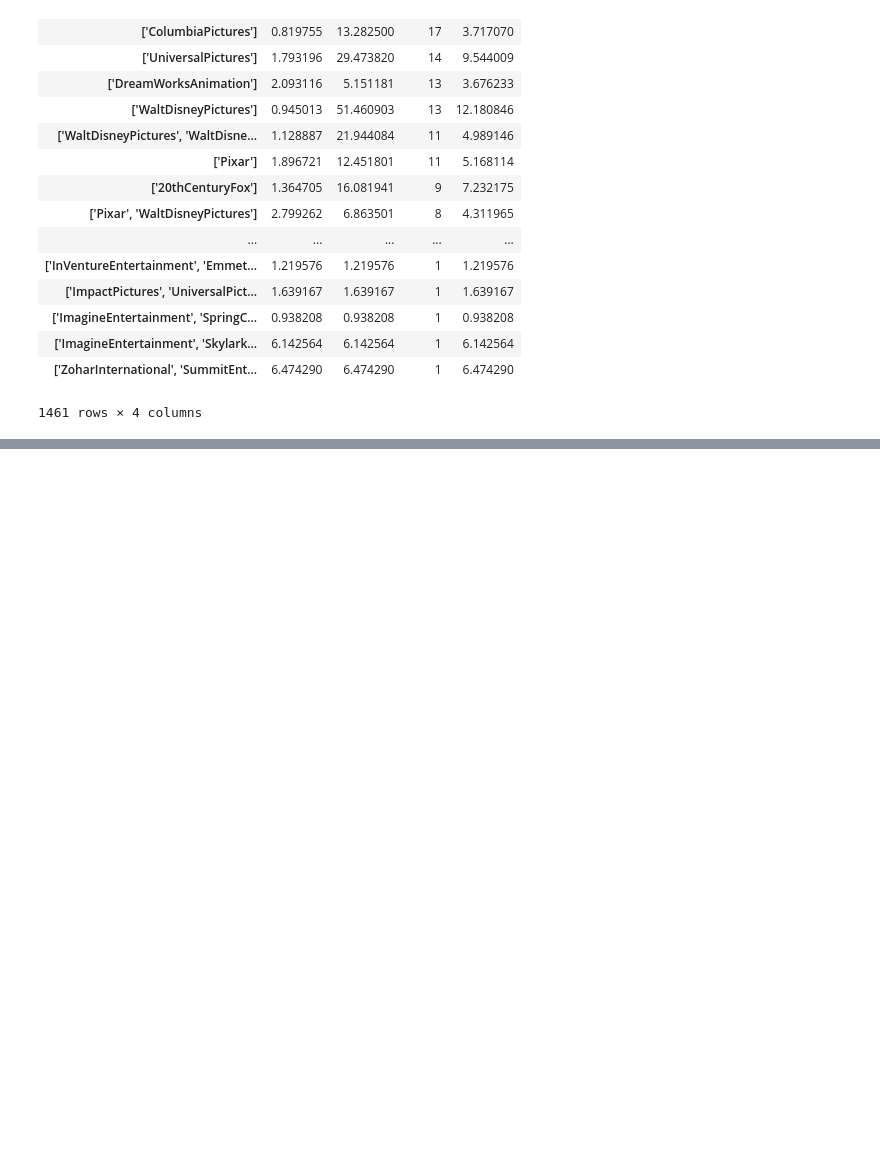
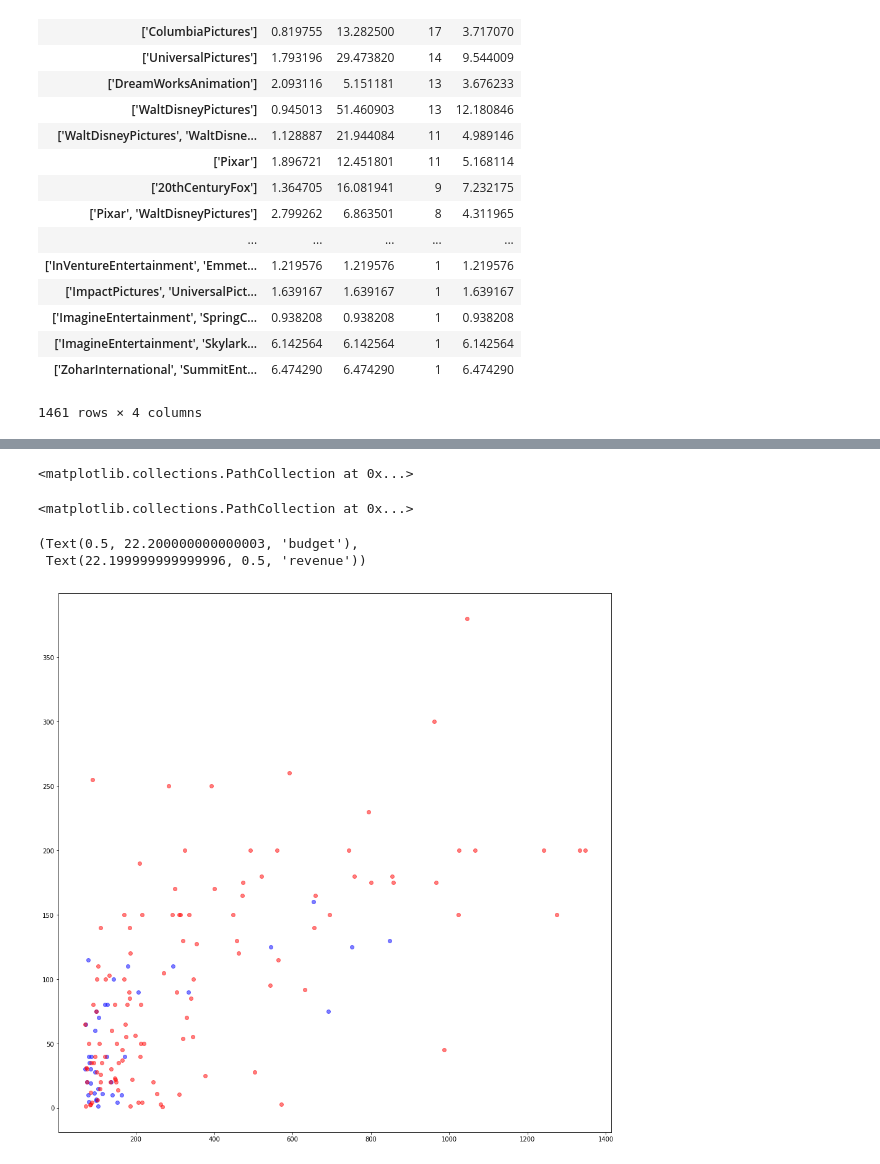
Before and after one commit to maks-p/mod_1_project_movies, a Jupyter notebook: mod-1-movie-project.ipynb, the cells around one changed output, grey strips where cells are left out. Drawn from its saved outputs; the diff is of its cells as text; code cells hidden in the pictures; blank space fills up the shorter version.

```diff
--- a/mod-1-movie-project.ipynb
+++ b/mod-1-movie-project.ipynb
@@ -88,0 +156,2 @@ df = pd.DataFrame.from_dict(_results)
+# %%
+df_all_3 = pd.concat([df_all_2, df_new_4], ignore_index = True)
@@ -89,3 +164,3 @@ df = pd.DataFrame.from_dict(_results)
 # %%
 #Drop Unnecessary Columns
-df = df.drop(columns=['adult', 'backdrop_path', 'belongs_to_collection', 'homepage','poster_path', 'spoken_languages', 'status', 'status_code', 'status_message', 'video'])
+df = df_all_3.drop(columns=['adult', 'backdrop_path', 'original_title', 'belongs_to_collection', 'homepage','poster_path', 'spoken_languages', 'status', 'video'])
@@ -101,6 +167,6 @@ df.head(5)
 # %%
 #Rearrange the Columns
-df = df[['id', 'imdb_id', 'title', 'original_title', 'release_date', 'genres',
+df = df[['id', 'imdb_id', 'title', 'release_date', 'genres',
          'revenue', 'budget', 'runtime', 'tagline', 'overview', 'production_companies', 'production_countries', 'vote_average', 'vote_count' ]]
 # %%
 #Cast release_date as datetime
@@ -119,6 +192,10 @@ dfx.shape
 # %%
-list_all_production_cos = []
+list_of_lists = []
 
 for i in range(len(dfx)):
-    for company in dfx.iloc[i]['all_production_cos']:
-        list_all_production_cos.append(company)
+    list_cos = []
+    for j in dfx.iloc[i]['production_companies']:
+        list_cos.append(j['name'])
+    list_of_lists.append(list_cos)
+
+dfx['all_companies'] = list_of_lists
@@ -693,0 +730,26 @@ dfx.groupby('production_companies')['multiple'].aggregate([min, max, 'count', 'm
+# %%
+c0 = 'Lionsgate'
+x0 = dfx[dfx[c0] == True]['revenue_m']
+y0 = dfx[dfx[c0] == True]['budget_m']
+z0 = dfx[dfx[c0] == True]['multiple']
+
+c1 = 'disney'
+x1 = dfx[dfx[c1] == True]['revenue_m']
+y1 = dfx[dfx[c1] == True]['budget_m']
+z1 = dfx[dfx[c1] == True]['multiple']
+
+fig = plt.figure(figsize=(16,16))
+ax1 = fig.add_subplot(111)
+
+ax1.scatter(x0, y0,alpha=0.5, c='blue')
+ax1.scatter(x1, y1,alpha=0.5, c='red')
+ax.set_xlabel('budget', fontsize=15), ax.set_ylabel('revenue', fontsize=15)
+ax.grid(True)
+
+plt.show()
+# %% [output]
+<matplotlib.collections.PathCollection at 0x...>
+<matplotlib.collections.PathCollection at 0x...>
+(Text(0.5, 22.200000000000003, 'budget'),
+ Text(22.199999999999996, 0.5, 'revenue'))
+[figure, added]
```
Also changed, not shown: parts of 30 cells of this notebook, 6 other files.
